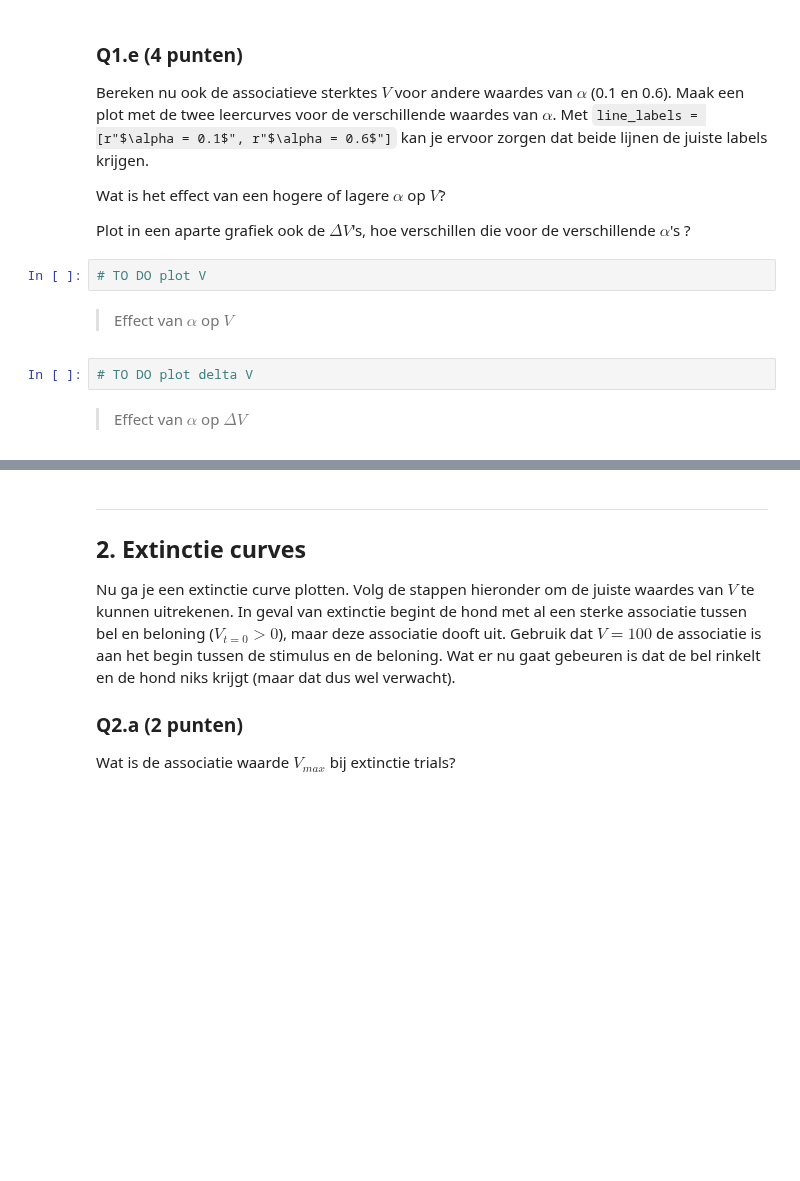
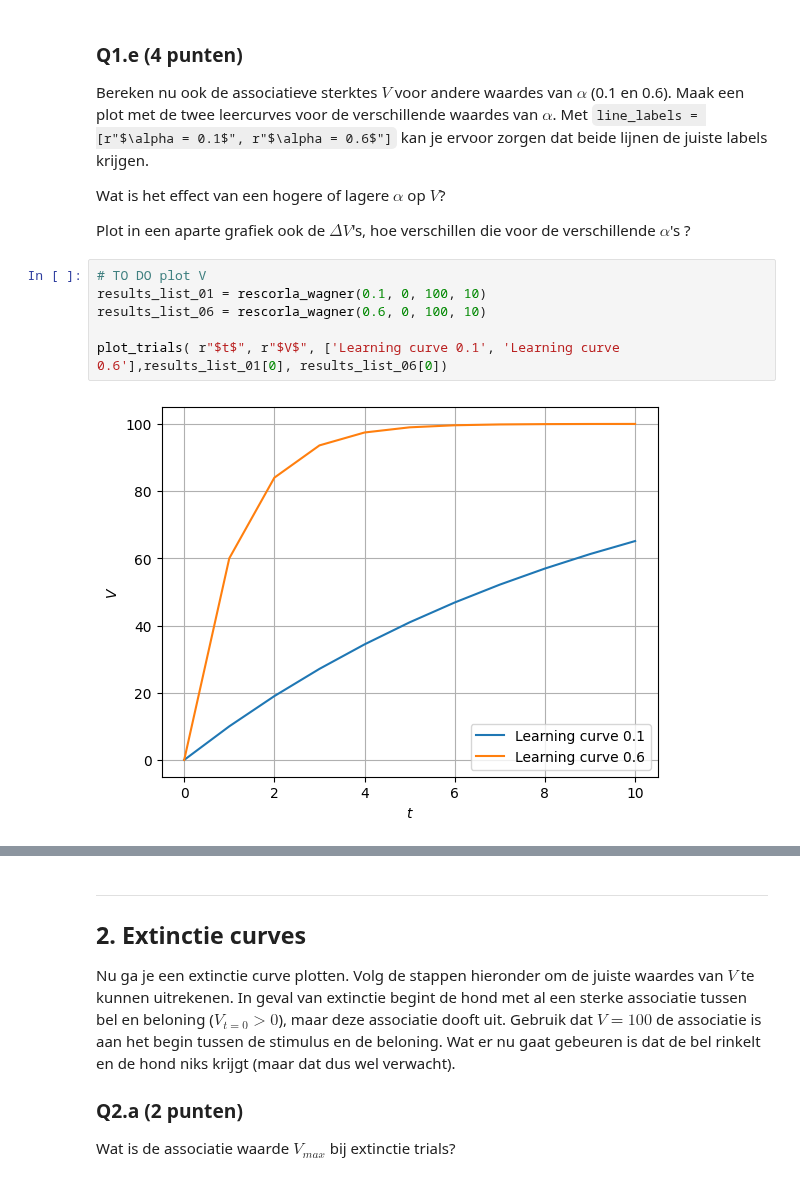
Before and after one commit to YorbenKoolhaas/cogmod, a Jupyter notebook: hw1/Assignment_1.ipynb, the cells around one changed output, grey strips where cells are left out. Saved outputs shown, nothing was run; the diff lists cells and outputs as text; blank space fills up the shorter version.

```diff
--- a/hw1/Assignment_1.ipynb
+++ b/hw1/Assignment_1.ipynb
@@ -156,11 +165,11 @@ Bereken nu ook de associatieve sterktes $V$ voor andere waardes van $\alpha$ (0.
 Wat is het effect van een hogere of lagere $\alpha$ op $V$?
 
 Plot in een aparte grafiek ook de $\Delta V$'s, hoe verschillen die voor de verschillende $\alpha$'s ?
-# %%
-# TO DO plot V
-# %% [markdown]
-> Effect van $\alpha$ op $V$
-# %%
-# TO DO plot delta V
-# %% [markdown]
-> Effect van $\alpha$ op $\Delta V$
+# %%
+# TO DO plot V
+results_list_01 = rescorla_wagner(0.1, 0, 100, 10)
+results_list_06 = rescorla_wagner(0.6, 0, 100, 10)
+
+plot_trials( r"$t$", r"$V$", ['Learning curve 0.1', 'Learning curve 0.6'],results_list_01[0], results_list_06[0])
+# %% [output]
+[figure, added]
```
Also changed, not shown: parts of 18 cells of this notebook.
